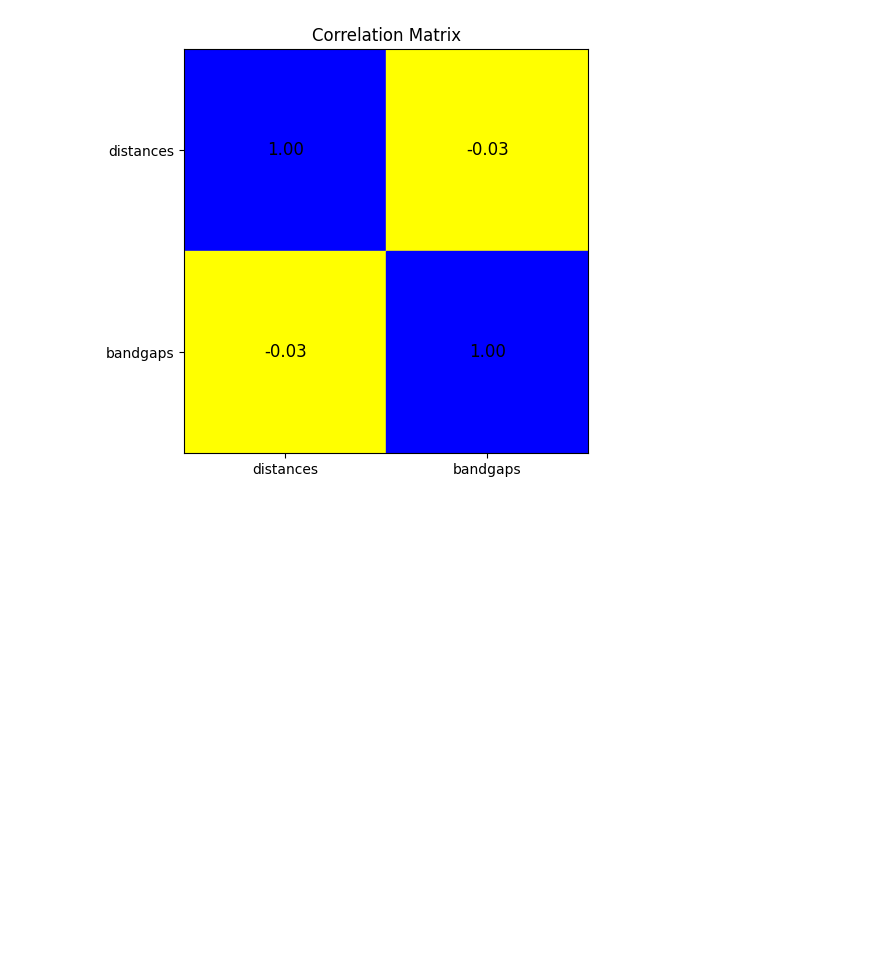
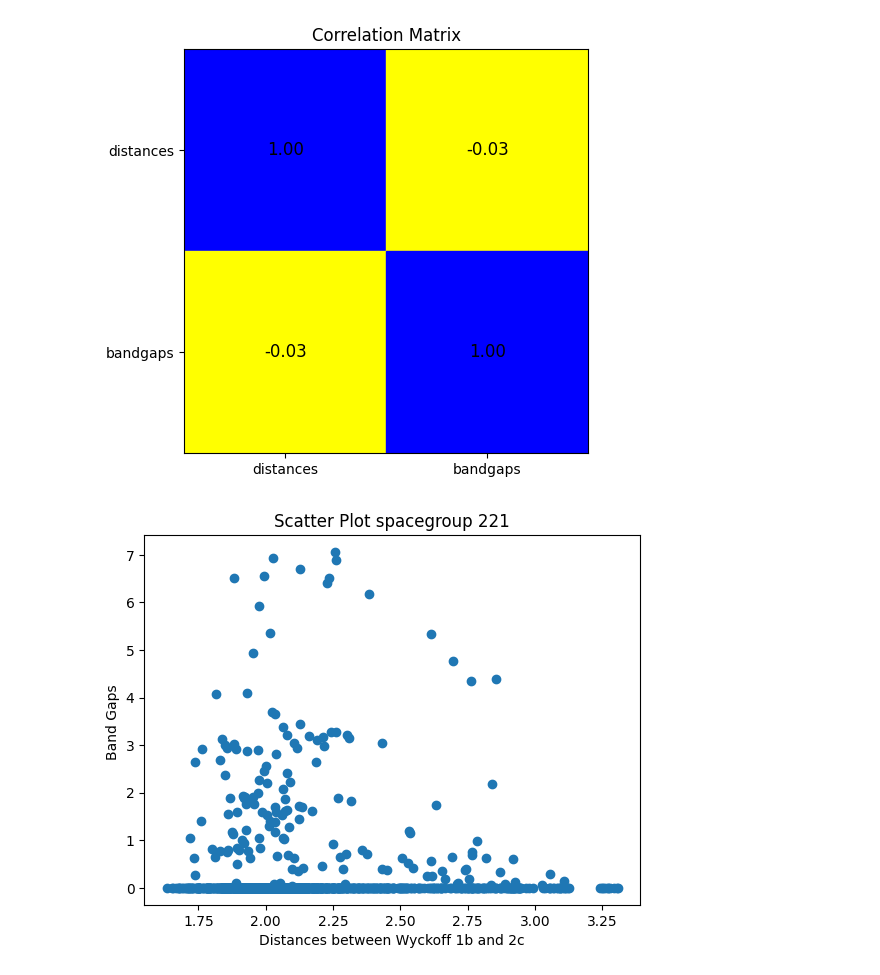
Before and after one commit to immischein/ML-bandgap, a Jupyter notebook: Spacegroup_specific_endeavours.ipynb, the cells around one changed output. Cells and saved outputs as stored; diff of their text form; code cells hidden in the pictures; blank space fills up the shorter version.

```diff
--- a/Spacegroup_specific_endeavours.ipynb
+++ b/Spacegroup_specific_endeavours.ipynb
@@ -170,3 +154,11 @@ plt.tight_layout()
 plt.show()
 # %% [output]
 [figure]
+# %%
+plt.scatter(distances, band_gaps)
+plt.xlabel("Distances between Wyckoff 1b and 2c")
+plt.ylabel("Band Gaps ")
+plt.title("Scatter Plot spacegroup 221")
+plt.show()
+# %% [output]
+[figure, added]
```
Also changed, not shown: parts of 5 cells of this notebook.
